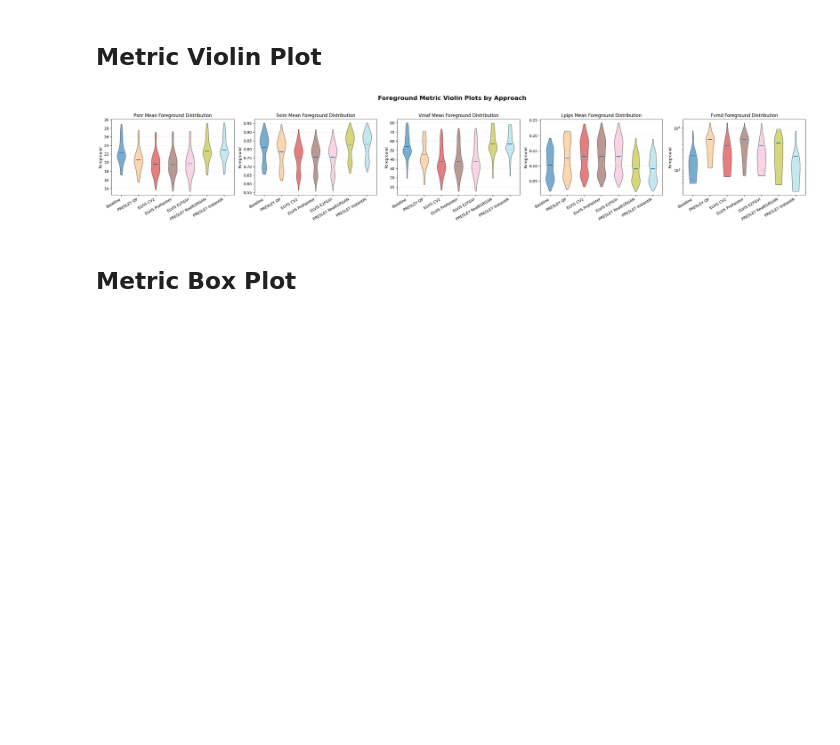
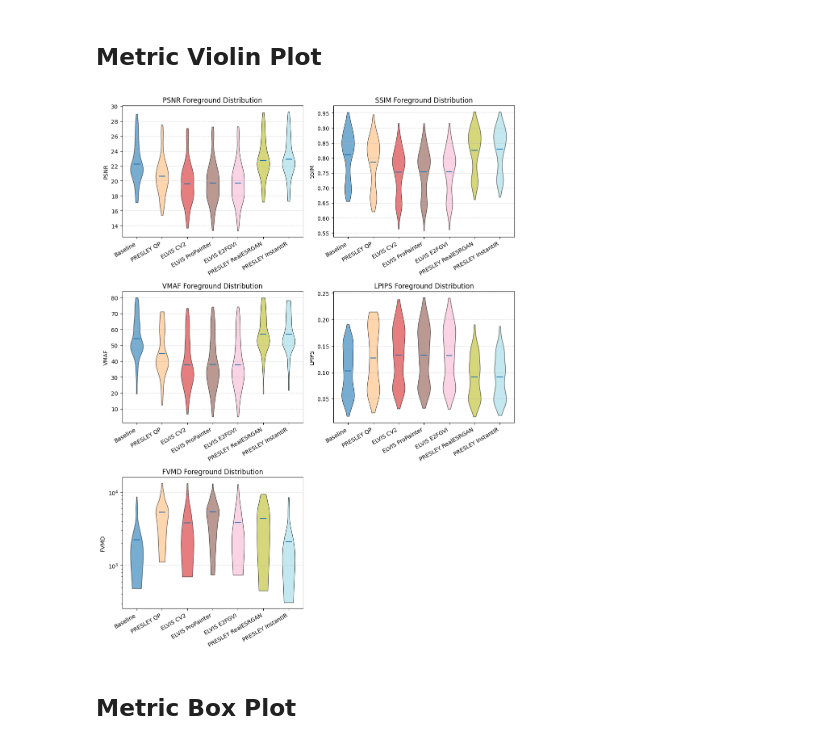
Before and after one commit to emanuele-artioli/elvis, a Jupyter notebook: plot_grid_search_results.ipynb, the cells around one changed output. Drawn from its saved outputs; the diff is of its cells as text; code cells hidden in the pictures; blank space fills up the shorter version.

```diff
--- a/plot_grid_search_results.ipynb
+++ b/plot_grid_search_results.ipynb
@@ -1756,7 +1756,7 @@ def _plot_metric_violin_foreground(
         return
 
     # place up to 5 subplots on the first row for consistency with other figures
-    cols = min(5, len(metrics_to_plot))
+    cols = min(2, len(metrics_to_plot))
     rows = math.ceil(len(metrics_to_plot) / cols)
     fig, axes = plt.subplots(rows, cols, figsize=(cols * 5.5, rows * 5.0))
     axes_iter = np.atleast_1d(axes).ravel()
@@ -1793,38 +1793,38 @@ def _plot_metric_violin_foreground(
         for body, color in zip(parts["bodies"], colors):
             body.set_facecolor(color)
             body.set_edgecolor("black")
             body.set_alpha(0.6)
 
         ax.set_xticks(range(1, len(labels) + 1))
         ax.set_xticklabels(labels, rotation=30, ha="right")
-        ax.set_ylabel("Foreground")
-        ax.set_title(f"{metric.replace('_', ' ').title()} Foreground Distribution")
+        ax.set_ylabel(f"{metric.split('_')[0].upper()}")
+        ax.set_title(f"{metric.split('_')[0].upper()} Foreground Distribution")
         if metric in LOG_SCALE_METRICS:
             ax.set_yscale("log")
-        ax.grid(True, axis="y", linestyle="--", alpha=0.25)
+        ax.grid(True, axis="y", linestyle="--", alpha=0.5)
 
     for ax in axes_iter[len(metrics_to_plot) :]:
         ax.remove()
 
-    fig.suptitle("Foreground Metric Violin Plots by Approach", fontsize=16, fontweight="bold")
+    # fig.suptitle("Foreground Metric Violin Plots by Approach", fontsize=20, fontweight="bold")
     fig.tight_layout(rect=(0.02, 0.02, 0.98, 0.95))
 
 #     output_path.parent.mkdir(parents=True, exist_ok=True)
 #     fig.savefig(output_path, dpi=dpi)
 #     print(f"Saved foreground violin plot to {output_path}")
 
     if show_plot:
         plt.show()
     else:
         plt.close(fig)
 
 
 
 if 'metric_points' in locals() and metric_points:
     violin_output = OUTPUT_DIR / METRIC_VIOLIN_FIGURE_NAME
     _plot_metric_violin_foreground(metric_points, metrics, approaches, violin_output, DPI, SHOW_PLOT)
 # %% [output]
-[figure, old version]
+[figure, new version]
 # %% [markdown]
 ## Metric Box Plot
 # %%
```
Also changed, not shown: parts of 1 cell of this notebook, 4 other files.
